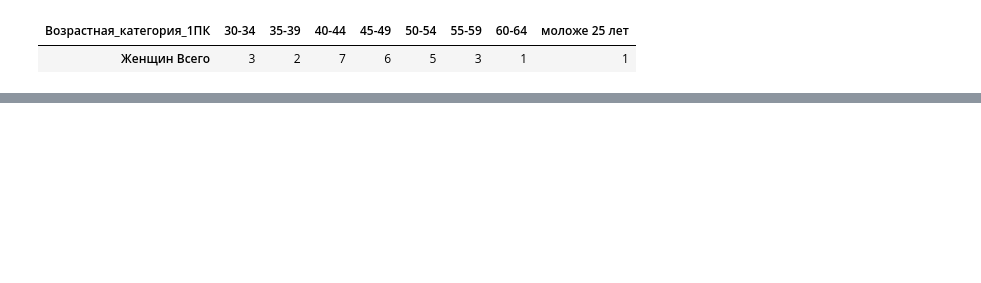
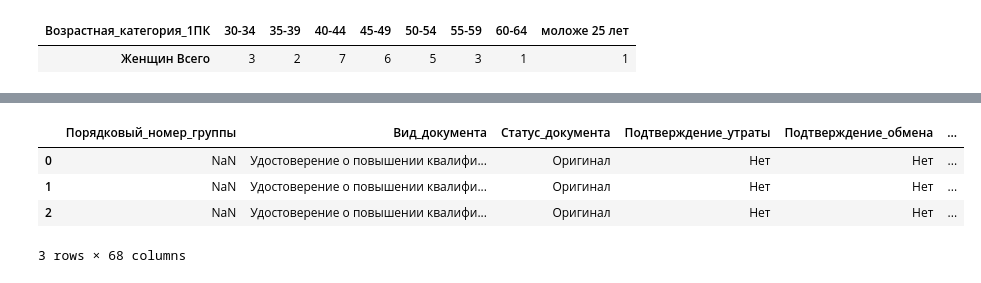
Before and after one commit to t0r1n88/Lindy, a Jupyter notebook: report_1PK.ipynb, the cells around one changed output, grey strips where cells are left out. Cells and saved outputs as stored; diff of their text form; code cells hidden in the pictures; blank space fills up the shorter version.

Commit message:
Реализовал  подсчет и вывод в документ  разделов 1.3, 2.4,2.5

```diff
--- a/report_1PK.ipynb
+++ b/report_1PK.ipynb
@@ -214,0 +250,13 @@ finish_df2_4.to_excel('2.4.xlsx')
+# %%
+#раздел 2.5 Инвалиды
+df_dpo_2_5 = df_dpo.copy()
+df_dpo_2_5['for_counting'] = 1
+df_dpo_2_5 = df_dpo_2_5[df_dpo_2_5['Сведения_об_ограничении_возможностей_здоровья'] != 'нет ОВЗ']
+# %%
+df_dpo_2_5
+# %% [output]
+|  | Порядковый_номер_группы | Вид_документа | Статус_документа | Подтверждение_утраты | Подтверждение_обмена | ... |
+| 0 | NaN | Удостоверение о повышении квалифи... | Оригинал | Нет | Нет | ... |
+| 1 | NaN | Удостоверение о повышении квалифи... | Оригинал | Нет | Нет | ... |
+| 2 | NaN | Удостоверение о повышении квалифи... | Оригинал | Нет | Нет | ... |
+3 rows × 68 columns
```
Also changed, not shown: parts of 53 cells of this notebook.
